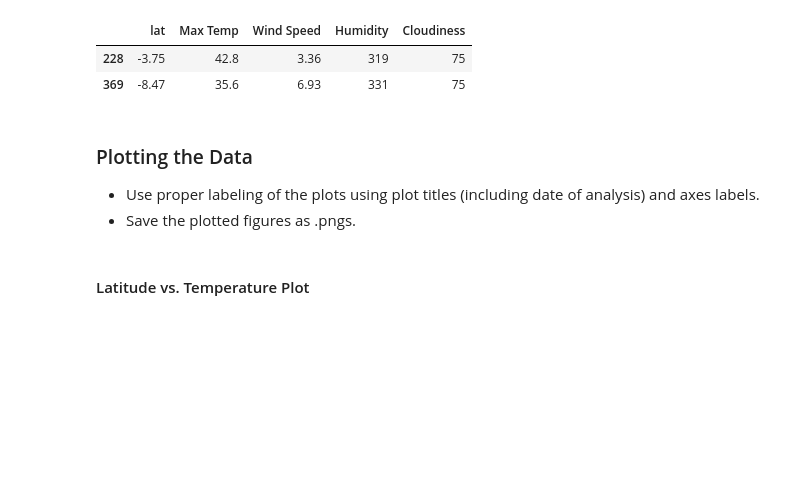
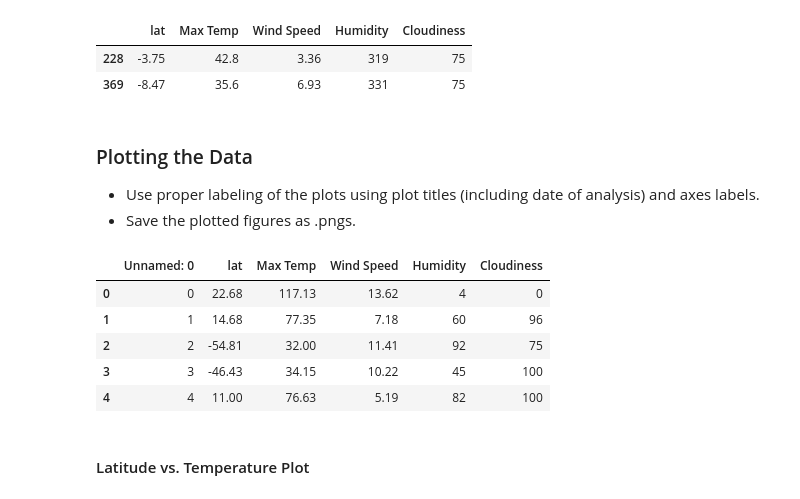
Before and after one commit to 4890A/06-API-Assignment, a Jupyter notebook: WeatherPy.ipynb, the cells around one changed output. Cells and saved outputs as stored; diff of their text form; code cells hidden in the pictures; blank space fills up the shorter version.

```diff
--- a/WeatherPy.ipynb
+++ b/WeatherPy.ipynb
@@ -131,6 +131,18 @@ df.loc[df["Humidity"] > 100]
 ### Plotting the Data
 * Use proper labeling of the plots using plot titles (including date of analysis) and axes labels.
 * Save the plotted figures as .pngs.
+# %%
+df = pd.read_csv("output.csv")
+now = datetime.datetime.now()
+date = now.strftime("%Y-%m-%d")
+df.head()
+# %% [output]
+|  | Unnamed: 0 | lat | Max Temp | Wind Speed | Humidity | Cloudiness |
+| 0 | 0 | 22.68 | 117.13 | 13.62 | 4 | 0 |
+| 1 | 1 | 14.68 | 77.35 | 7.18 | 60 | 96 |
+| 2 | 2 | -54.81 | 32.00 | 11.41 | 92 | 75 |
+| 3 | 3 | -46.43 | 34.15 | 10.22 | 45 | 100 |
+| 4 | 4 | 11.00 | 76.63 | 5.19 | 82 | 100 |
 # %% [markdown]
 #### Latitude vs. Temperature Plot
 # %%
```
Also changed, not shown: parts of 4 cells of this notebook, 4 other files.
